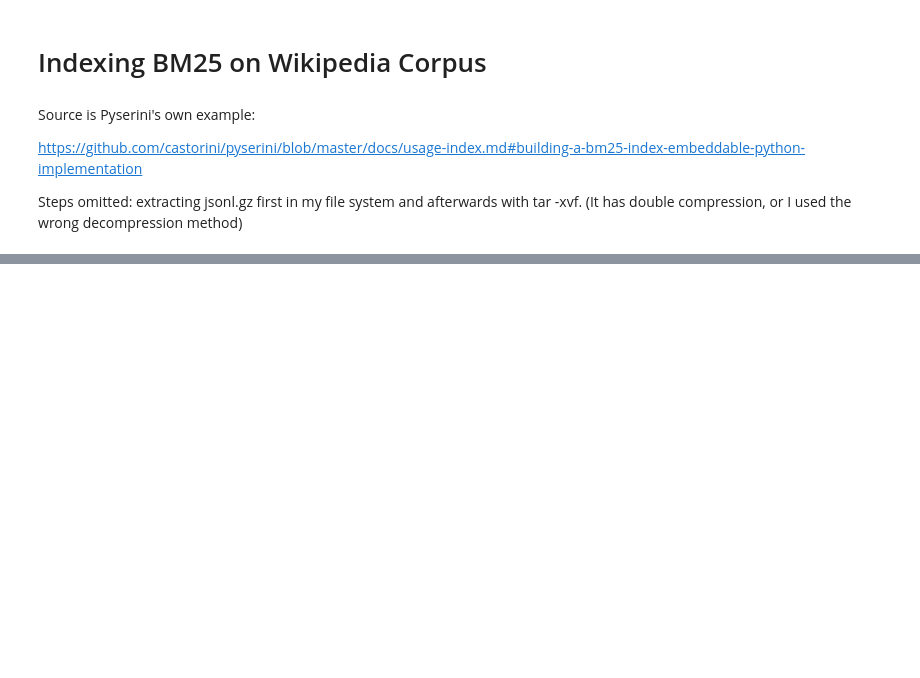
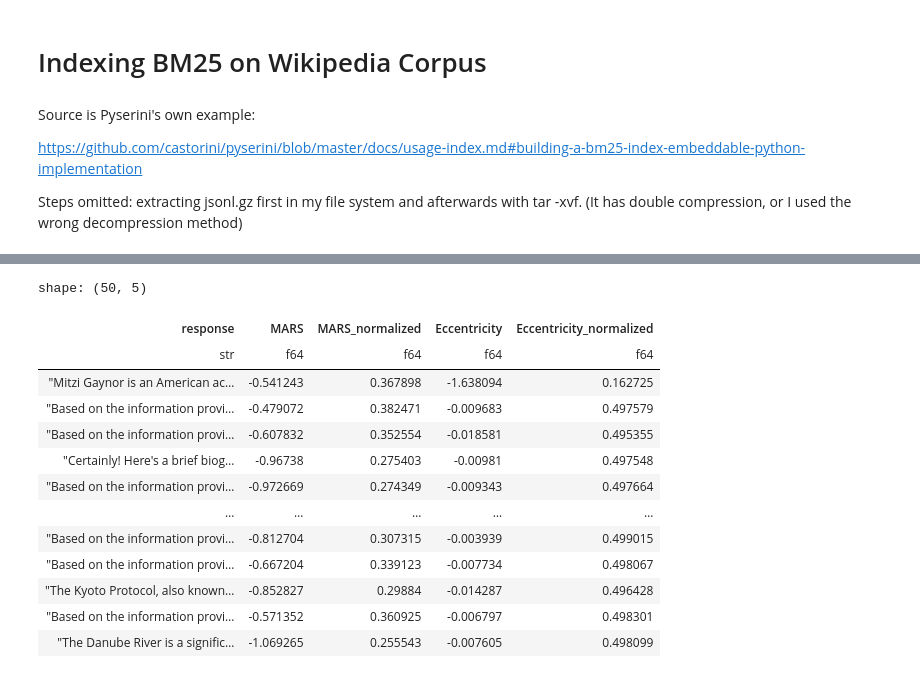
Before and after one commit to alihawk/rag-uncertainty-longform, a Jupyter notebook: src/RAG.ipynb, the cells around one changed output, grey strips where cells are left out. Saved outputs shown, nothing was run; the diff lists cells and outputs as text; code cells hidden in the pictures; blank space fills up the shorter version.

```diff
--- a/src/RAG.ipynb
+++ b/src/RAG.ipynb
@@ -8,0 +63,4 @@ Steps omitted: extracting jsonl.gz first in my file system and afterwards with t
+# %%
+longfact_objects = pl.read_ndjson("data/longfact-objects_gpt4_01-12-2024_noduplicates/*.jsonl")
+longfact_prompts = longfact_objects.get_column("prompt").to_list()
+longfact_prompts
@@ -8,0 +85,3 @@ Steps omitted: extracting jsonl.gz first in my file system and afterwards with t
+# %%
+prompts = random.sample(factscore_prompts,25) + random.sample(longfact_prompts,25)
+prompts
@@ -43,0 +147,5 @@ INFO: Using MemorySegmentIndexInput with Java 21; to disable start with -Dorg.ap
+# %%
+cross_encoder = CrossEncoder('cross-encoder/ms-marco-MiniLM-L6-v2')
+
+top_k = pl.DataFrame(cross_encoder.rank(prompt,docs,top_k=3,return_documents=True))
+top_k.get_column('text').to_list()
@@ -249,0 +297,20 @@ output_hf_model
+# %%
+prompt_template = """
+You are a helpful assistant that uses context to answer a question. You always answer in markdown. Make sure to use only relevant context in your answer.
+
+The following context is provided\n
+{context}
+
+Now answer the following question:
+"""
+
+def rag_with_ue(query):
+    context = get_top_3_rerank(query)
+
+    messages = messages_from_prompt_query(prompt_template.format(context=context),query)
+
+    return get_llm_answer_with_ue_values(messages)
+
+result = rag_with_ue(prompt)
+print(f"Answered with uncertainty estimates for MARS: {result["MARS_normalized"]} and Eccentricity: {result["Eccentricity_normalized"]}:")
+display(Markdown(result["response"]))
@@ -249,0 +322,28 @@ output_hf_model
+# %%
+def ue_and_rag_from_prompts(prompts : list[str]) -> pl.DataFrame:
+    """_summary_
+
+    Args:
+        prompts (list[str]): _description_
+
+    Returns:
+        pl.DataFrame: _description_
+    """
+    return pl.DataFrame([rag_with_ue(p) for p in tqdm(prompts)])
+result_frame = ue_and_rag_from_prompts(prompts)
+result_frame
+# %% [output]
+shape: (50, 5)
+| response | MARS | MARS_normalized | Eccentricity | Eccentricity_normalized |
+| str | f64 | f64 | f64 | f64 |
+| "Mitzi Gaynor is an American ac… | -0.541243 | 0.367898 | -1.638094 | 0.162725 |
+| "Based on the information provi… | -0.479072 | 0.382471 | -0.009683 | 0.497579 |
+| "Based on the information provi… | -0.607832 | 0.352554 | -0.018581 | 0.495355 |
+| "Certainly! Here's a brief biog… | -0.96738 | 0.275403 | -0.00981 | 0.497548 |
+| "Based on the information provi… | -0.972669 | 0.274349 | -0.009343 | 0.497664 |
+| … | … | … | … | … |
+| "Based on the information provi… | -0.812704 | 0.307315 | -0.003939 | 0.499015 |
+| "Based on the information provi… | -0.667204 | 0.339123 | -0.007734 | 0.498067 |
+| "The Kyoto Protocol, also known… | -0.852827 | 0.29884 | -0.014287 | 0.496428 |
+| "Based on the information provi… | -0.571352 | 0.360925 | -0.006797 | 0.498301 |
+| "The Danube River is a signific… | -1.069265 | 0.255543 | -0.007605 | 0.498099 |
```
Also changed, not shown: parts of 31 cells of this notebook.
